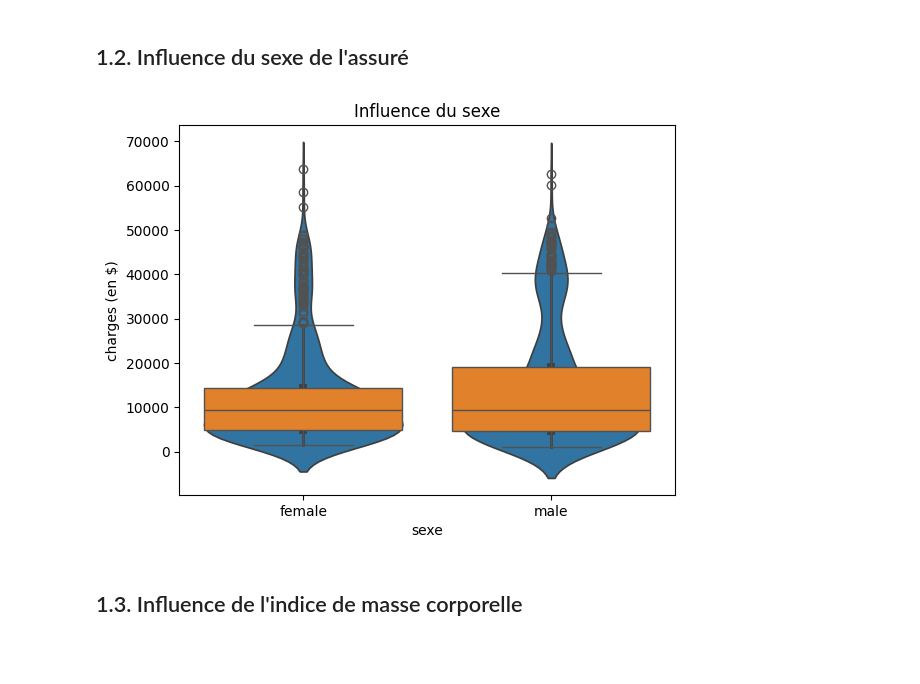
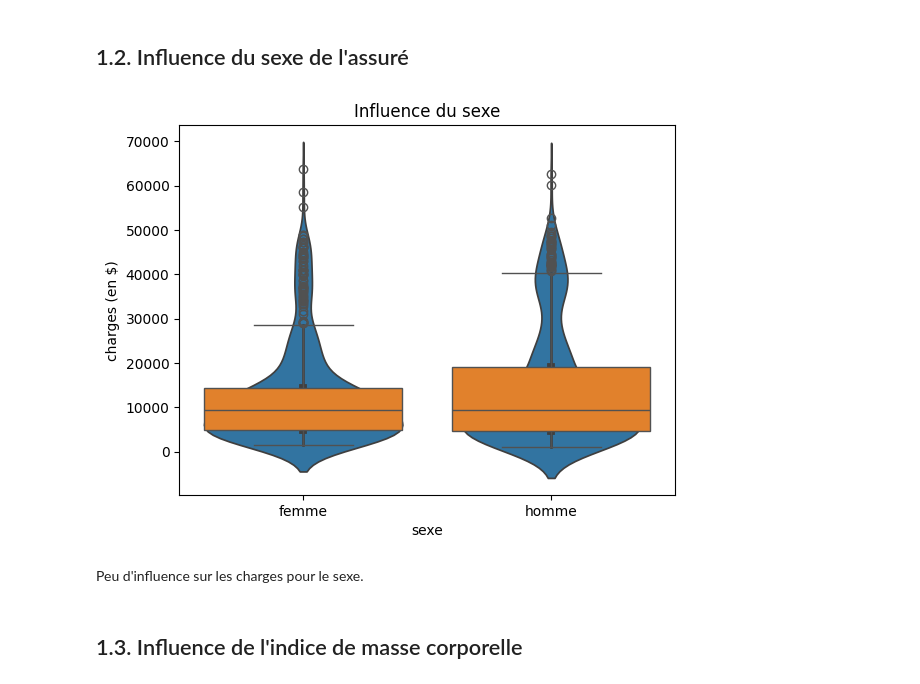
Before and after one commit to NicoCasso/Assur_aimant, a Jupyter notebook: analyse.ipynb, the cells around one changed output. Drawn from its saved outputs; the diff is of its cells as text; code cells hidden in the pictures; blank space fills up the shorter version.

```diff
--- a/analyse.ipynb
+++ b/analyse.ipynb
@@ -61,15 +61,23 @@ On peut donc choisir la colonne age comme un bon indicateur de base de la régre
 # %%
 import seaborn as sns
 
+df_renamed = pd.DataFrame(df)
+df_renamed["sex"] = df_renamed["sex"].apply(lambda x : "homme" if x=="male" else "femme")
+
 #Colonne sex ( index = 1 )
-sns.violinplot(x=df['sex'], y=df['charges'])
-sns.boxplot(x=df['sex'], y=df['charges'])
+plt.xlabel("sexe") # index = 1
+plt.ylabel("charges (en $)") # index = 6
+
+sns.violinplot(x=df_renamed['sex'], y=df_renamed['charges'])
+sns.boxplot(x=df_renamed['sex'], y=df_renamed['charges'])
 plt.xlabel("sexe") # index = 1
 plt.ylabel("charges (en $)") # index = 6
 plt.title('Influence du sexe')
 plt.show()
 # %% [output]
-[figure, old version]
+[figure, new version]
+# %% [markdown]
+Peu d'influence sur les charges pour le sexe.
 # %% [markdown]
 ##  1.3. Influence de l'indice de masse corporelle
 # %%
```
Also changed, not shown: parts of 73 cells of this notebook, 4 other files.
